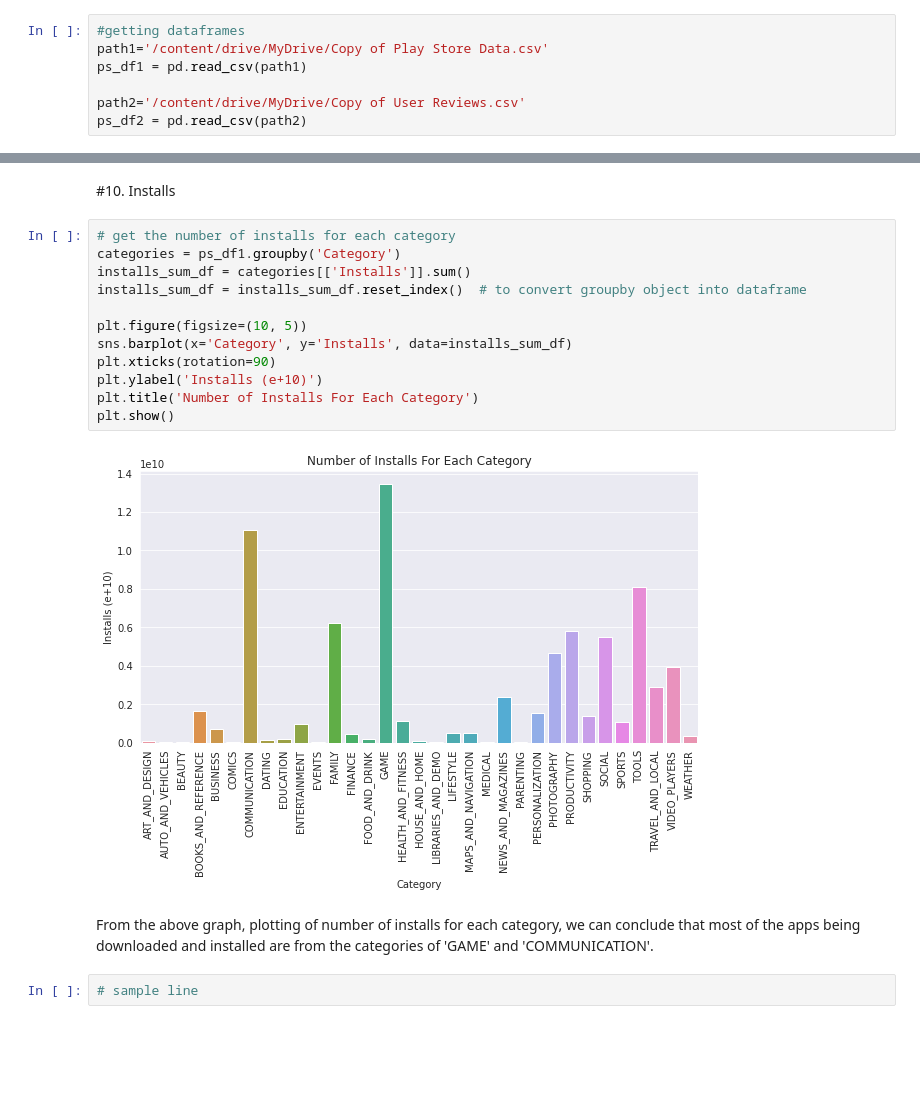
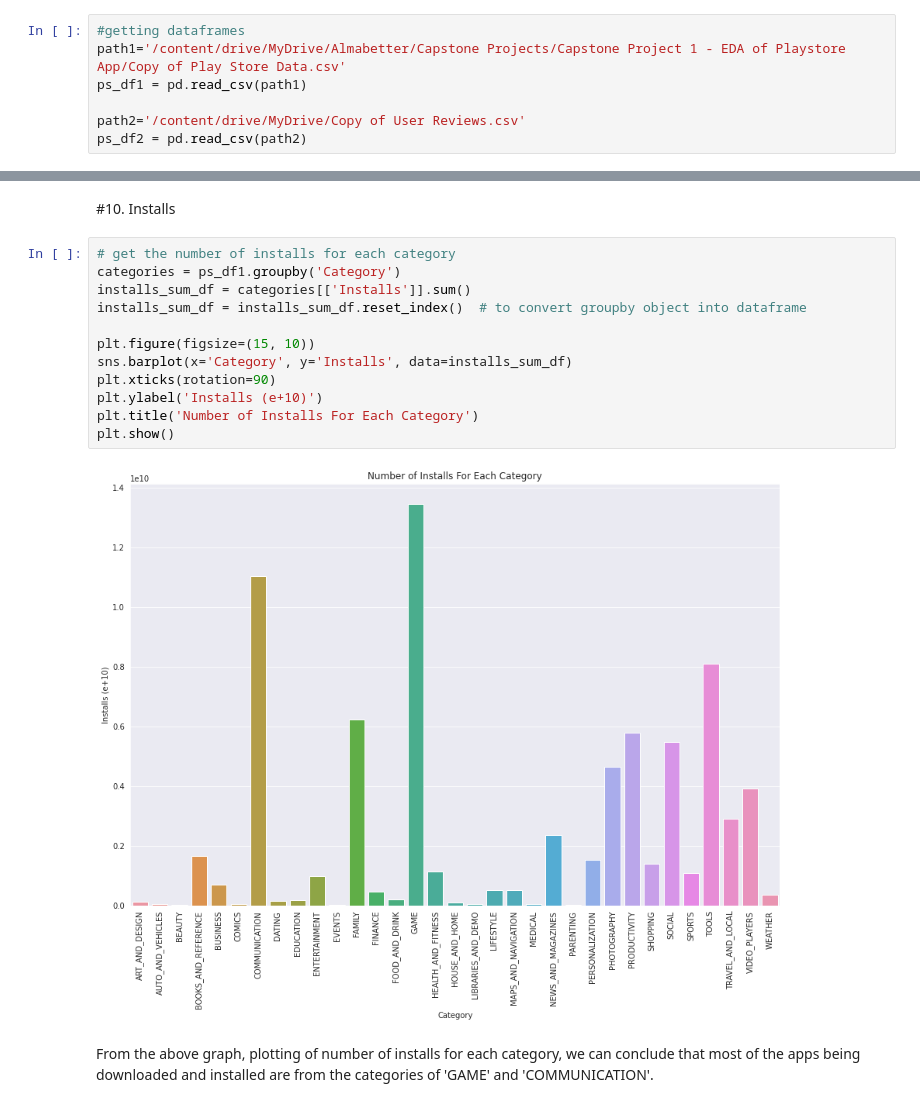
Before and after one commit to AZEEMAKHLAQ/Play-Store-App-Review-Data-Analysis-, a Jupyter notebook: Mohd_Azeem_Ansari_Play_Store_App_Review_Analysis_Capstone_Project.ipynb, the cells around one changed output, grey strips where cells are left out. Cells and saved outputs as stored; diff of their text form; blank space fills up the shorter version.

```diff
--- a/Mohd_Azeem_Ansari_Play_Store_App_Review_Analysis_Capstone_Project.ipynb
+++ b/Mohd_Azeem_Ansari_Play_Store_App_Review_Analysis_Capstone_Project.ipynb
@@ -22,6 +32,6 @@ Mounted at /content/drive/
 # %%
 #getting dataframes
-path1='/content/drive/MyDrive/Copy of Play Store Data.csv'
+path1='/content/drive/MyDrive/Almabetter/Capstone Projects/Capstone Project 1 - EDA of Playstore App/Copy of Play Store Data.csv'
 ps_df1 = pd.read_csv(path1)
 
 path2='/content/drive/MyDrive/Copy of User Reviews.csv'
@@ -512,18 +545,16 @@ From the above pie chart, it can be concluded that majority of the apps availabl
 # %%
 # get the number of installs for each category
 categories = ps_df1.groupby('Category')
 installs_sum_df = categories[['Installs']].sum()
 installs_sum_df = installs_sum_df.reset_index()  # to convert groupby object into dataframe
 
-plt.figure(figsize=(10, 5))
+plt.figure(figsize=(15, 10))
 sns.barplot(x='Category', y='Installs', data=installs_sum_df)
 plt.xticks(rotation=90)
 plt.ylabel('Installs (e+10)')
 plt.title('Number of Installs For Each Category')
 plt.show()
 # %% [output]
-[figure, old version]
+[figure, new version]
 # %% [markdown]
 From the above graph, plotting of number of installs for each category, we can conclude that most of the apps being downloaded and installed are from the categories of 'GAME' and 'COMMUNICATION'.
-# %%
-# sample line
```
Also changed, not shown: parts of 17 cells of this notebook.
